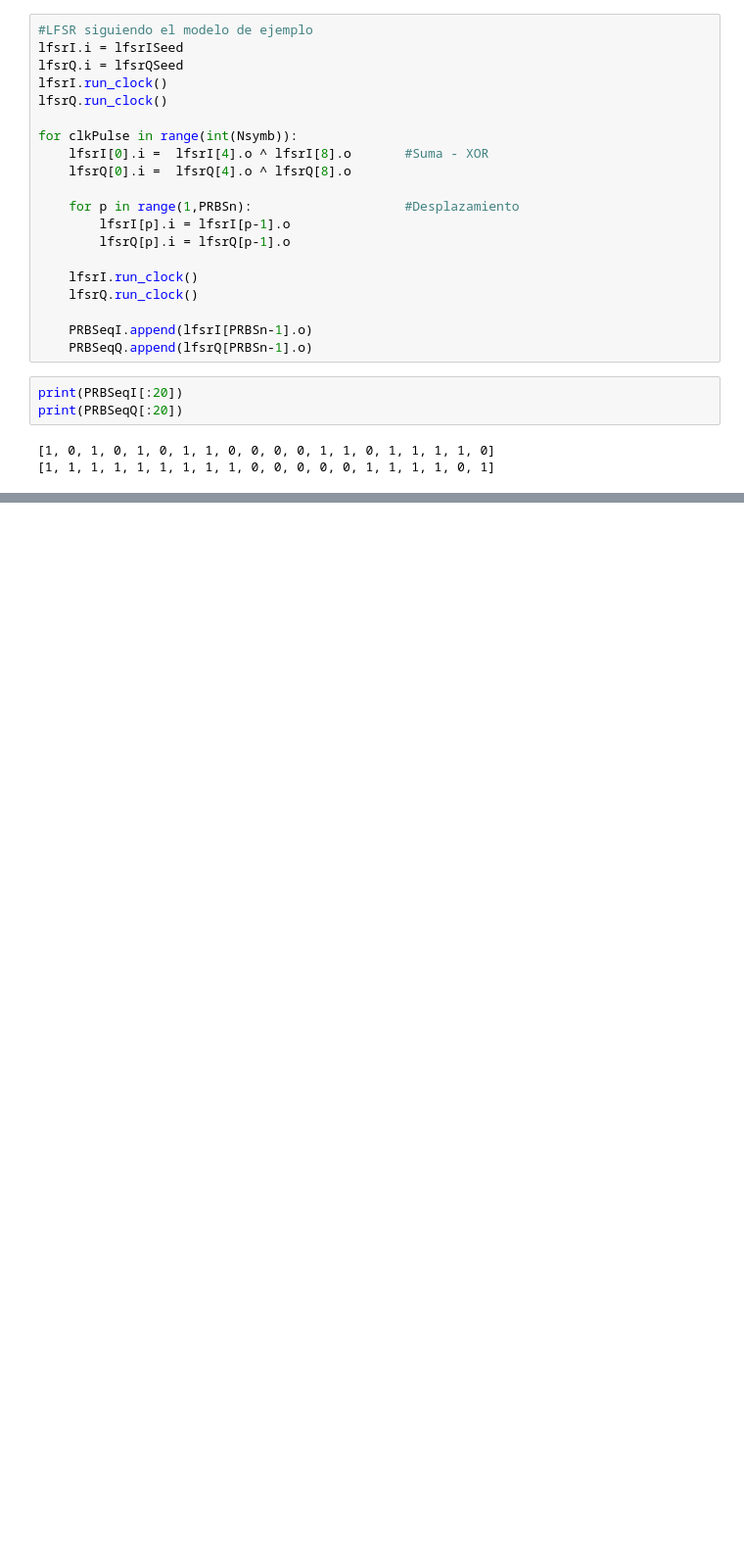
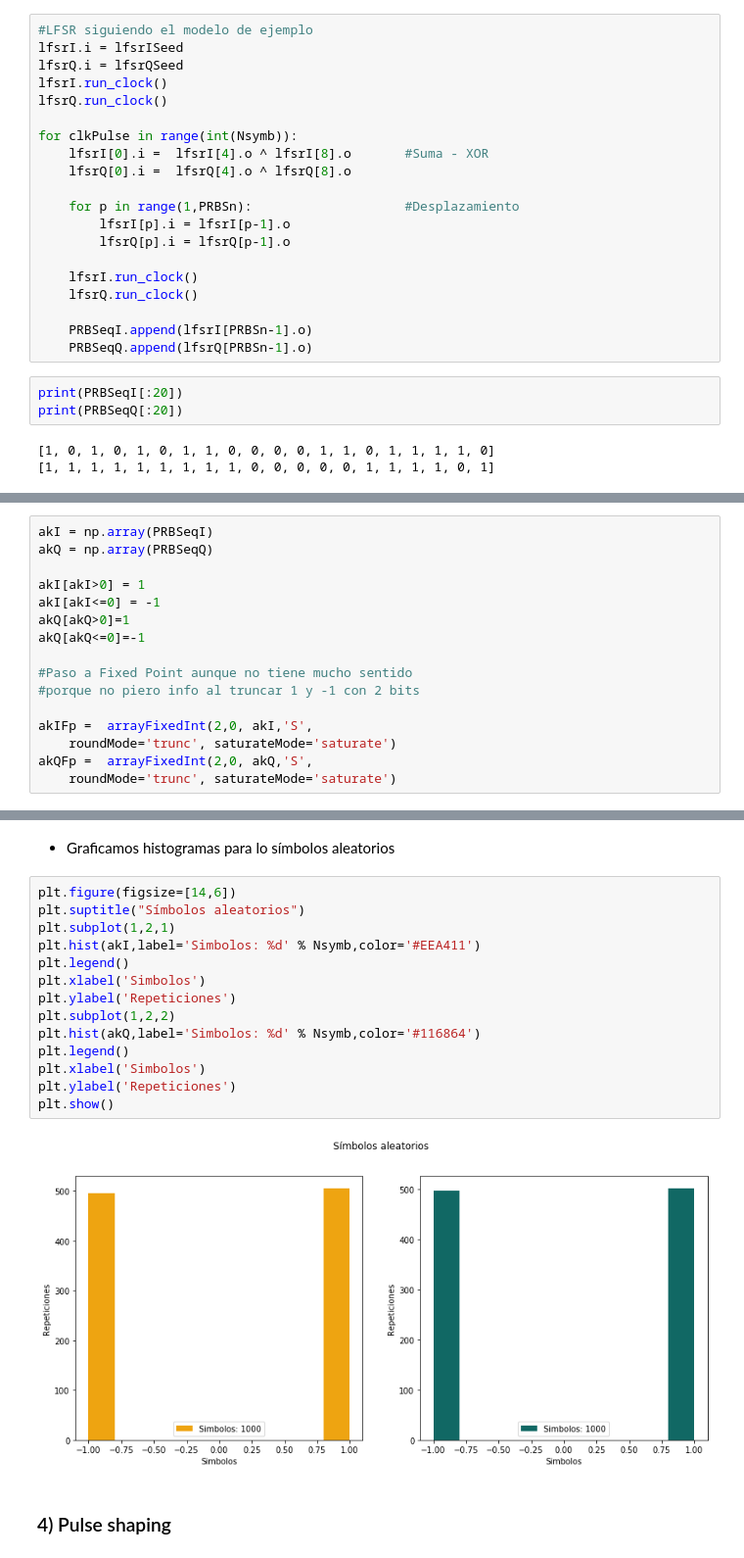
Before and after one commit to matias-dogliani/diseno_digital, a Jupyter notebook: Tp5/Ej2.ipynb, the cells around one changed output, grey strips where cells are left out. Shown at 98% size. Saved outputs shown, nothing was run; the diff lists cells and outputs as text; blank space fills up the shorter version.

```diff
--- a/Tp5/Ej2.ipynb
+++ b/Tp5/Ej2.ipynb
@@ -77,0 +79,16 @@ print(PRBSeqQ[:20])
+# %%
+akI = np.array(PRBSeqI)
+akQ = np.array(PRBSeqQ)
+
+akI[akI>0] = 1
+akI[akI<=0] = -1
+akQ[akQ>0]=1
+akQ[akQ<=0]=-1
+
+#Paso a Fixed Point aunque no tiene mucho sentido
+#porque no piero info al truncar 1 y -1 con 2 bits
+
+akIFp =  arrayFixedInt(2,0, akI,'S',
+    roundMode='trunc', saturateMode='saturate')
+akQFp =  arrayFixedInt(2,0, akQ,'S',
+    roundMode='trunc', saturateMode='saturate')
@@ -77,0 +117,20 @@ print(PRBSeqQ[:20])
+# %% [markdown]
+ * Graficamos histogramas para lo símbolos aleatorios
+# %%
+plt.figure(figsize=[14,6])
+plt.suptitle("Símbolos aleatorios")
+plt.subplot(1,2,1)
+plt.hist(akI,label='Simbolos: %d' % Nsymb,color='#EEA411')
+plt.legend()
+plt.xlabel('Simbolos')
+plt.ylabel('Repeticiones')
+plt.subplot(1,2,2)
+plt.hist(akQ,label='Simbolos: %d' % Nsymb,color='#116864')
+plt.legend()
+plt.xlabel('Simbolos')
+plt.ylabel('Repeticiones')
+plt.show()
+# %% [output]
+[figure, added]
+# %% [markdown]
+### 4) Pulse shaping
```
Also changed, not shown: parts of 18 cells of this notebook, 2 other files.
